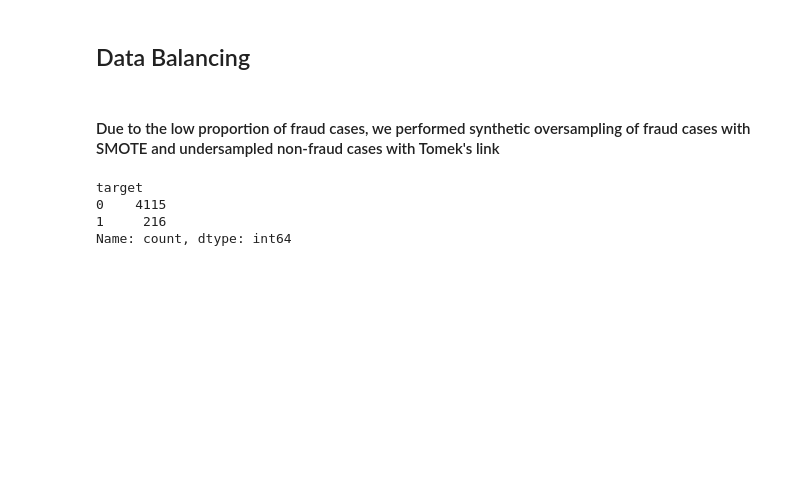
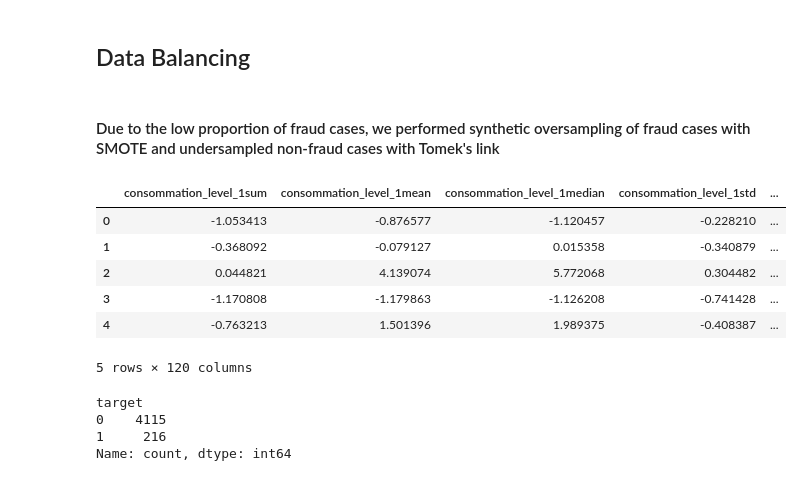
Before and after one commit to turrrray/gay, a Jupyter notebook: Fraud.ipynb, the cells around one changed output. Saved outputs shown, nothing was run; the diff lists cells and outputs as text; code cells hidden in the pictures; blank space fills up the shorter version.

```diff
--- a/Fraud.ipynb
+++ b/Fraud.ipynb
@@ -184,22 +196,36 @@ Name: count, dtype: int64
 # %%
 # Define the oversampling strategy using SMOTE
 smote = SMOTE(sampling_strategy='auto')
 
 smote = SMOTE(random_state=seed)
 tomek = TomekLinks()
 
 X = client_summary.drop('target', axis=1)
 
 # Flatten multi-level column names
 X.columns = [''.join(map(str, col)).strip() for col in X.columns.to_flat_index()]
 
 y = client_summary['target']
 
 X_train, X_test, y_train, y_test = train_test_split(X, y, test_size=0.2, random_state= seed)
 
+# under and oversampling of data using Tomek and SMOTE
 X_train, y_train = tomek.fit_resample(X_train, y_train)
+X_train_resampled, y_train_resampled = smote.fit_resample(X_train, y_train)
 
-X_train_resampled, y_train_resampled = smote.fit_resample(X_train, y_train)
+
+# Standardize the data separately to prevent leakage
+scaler = StandardScaler()
+X_train_standardized = pd.DataFrame(scaler.fit_transform(X_train_resampled), columns=X_train_resampled.columns)
+X_test_standardized = pd.DataFrame(scaler.transform(X_test), columns=X_test.columns)
+# %% [output]
+|  | consommation_level_1sum | consommation_level_1mean | consommation_level_1median | consommation_level_1std | ... |
+| 0 | -1.053413 | -0.876577 | -1.120457 | -0.228210 | ... |
+| 1 | -0.368092 | -0.079127 | 0.015358 | -0.340879 | ... |
+| 2 | 0.044821 | 4.139074 | 5.772068 | 0.304482 | ... |
+| 3 | -1.170808 | -1.179863 | -1.126208 | -0.741428 | ... |
+| 4 | -0.763213 | 1.501396 | 1.989375 | -0.408387 | ... |
+5 rows × 120 columns
 # %%
 y_test.value_counts()
 # %% [output]
```
Also changed, not shown: parts of 9 cells of this notebook.
